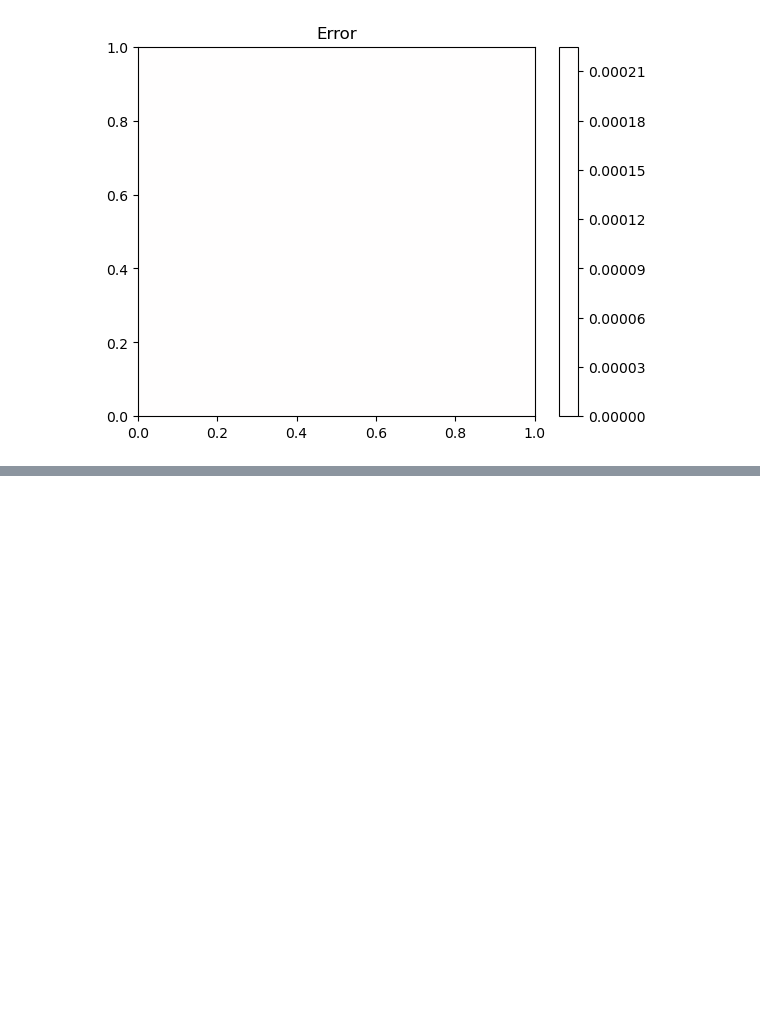
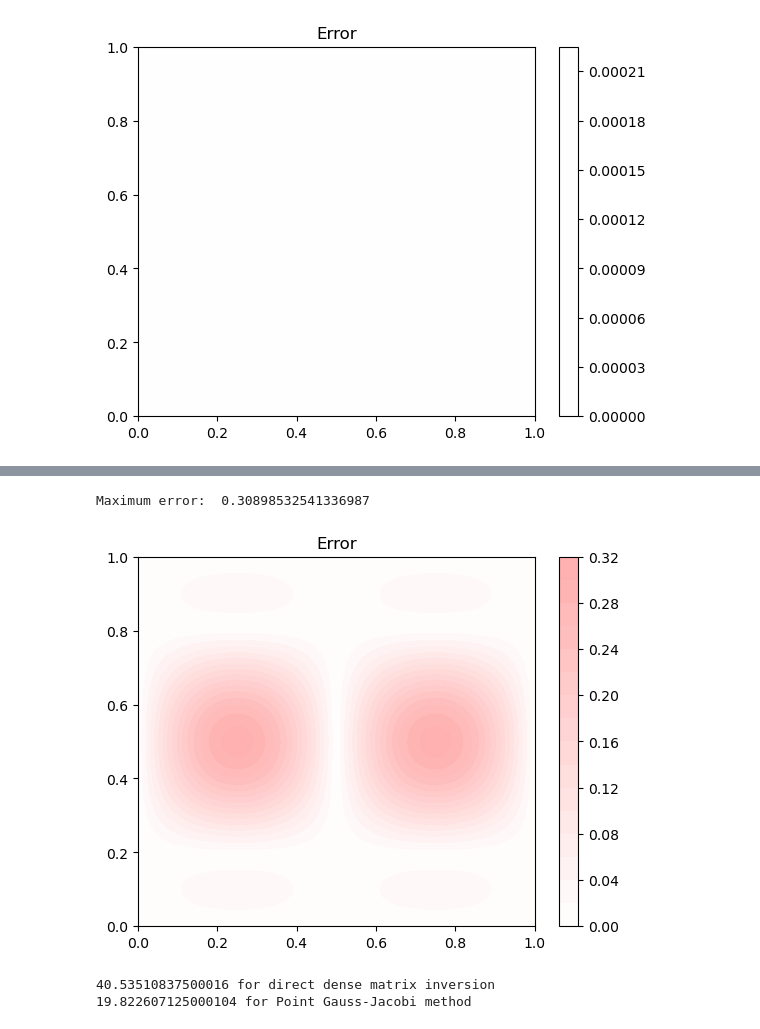
Before and after one commit to nithinadidela/PyPoisson, a Jupyter notebook: main.ipynb, the cells around one changed output, grey strips where cells are left out. Saved outputs shown, nothing was run; the diff lists cells and outputs as text; code cells hidden in the pictures; blank space fills up the shorter version.

```diff
--- a/main.ipynb
+++ b/main.ipynb
@@ -219,0 +273,19 @@ print(str(time_fina) + " for finalizing")
+# %%
+'''Error'''
+u_err = np.abs(u_ref[:,:] - u_pgj_np1[:,:])/ np.abs(np.max(u_ref[:,:]))
+plt.figure()
+plt.contourf(X, Y, u_err, levels=16, cmap='bwr',  vmin=-1, vmax=1)
+plt.colorbar()
+plt.title('Error')
+
+print("Maximum error: ", np.max(u_err))
+# %% [output]
+Maximum error:  0.30898532541336987
+[figure, added]
+# %%
+'''Print profiling data'''
+print(str(time_init + time_solv + time_fina) + " for direct dense matrix inversion")
+print(str(time_pgj) + " for Point Gauss-Jacobi method")
+# %% [output]
+40.53510837500016 for direct dense matrix inversion
+19.822607125000104 for Point Gauss-Jacobi method
```
Also changed, not shown: parts of 5 cells of this notebook.
